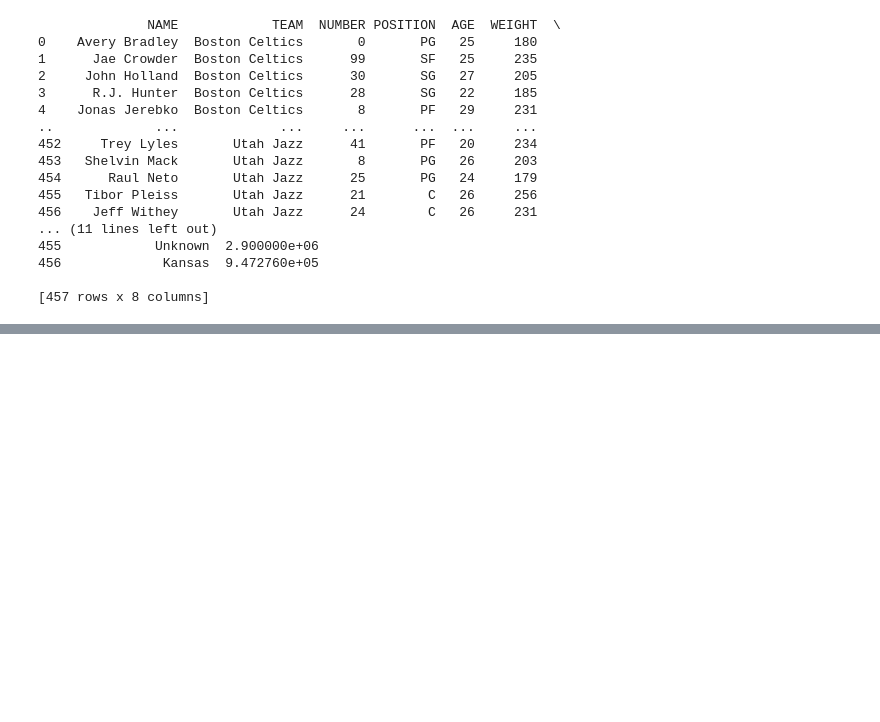
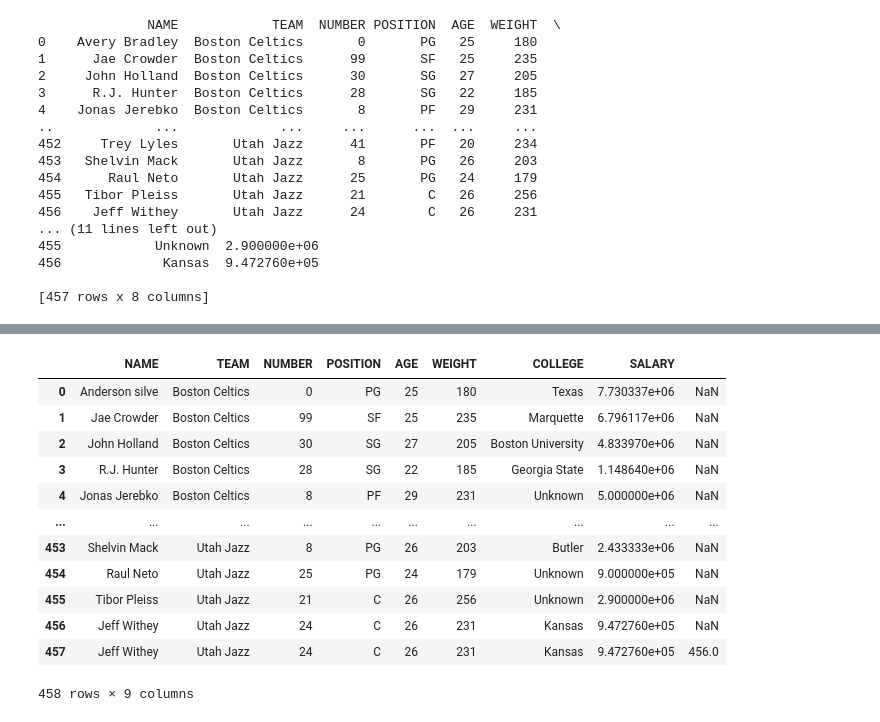
Before and after one commit to shantanu-Rohile/Test-Cases, a Jupyter notebook: Test Case 1/use_case_1.ipynb, the cells around one changed output, grey strips where cells are left out. Cells and saved outputs as stored; diff of their text form; code cells hidden in the pictures; blank space fills up the shorter version.

```diff
--- a/Test Case 1/use_case_1.ipynb
+++ b/Test Case 1/use_case_1.ipynb
@@ -140,0 +282,16 @@ while True:
+# %%
+new_df
+# %% [output]
+|  | NAME | TEAM | NUMBER | POSITION | AGE | WEIGHT | COLLEGE | SALARY |  |
+| 0 | Anderson silve | Boston Celtics | 0 | PG | 25 | 180 | Texas | 7.730337e+06 | NaN |
+| 1 | Jae Crowder | Boston Celtics | 99 | SF | 25 | 235 | Marquette | 6.796117e+06 | NaN |
+| 2 | John Holland | Boston Celtics | 30 | SG | 27 | 205 | Boston University | 4.833970e+06 | NaN |
+| 3 | R.J. Hunter | Boston Celtics | 28 | SG | 22 | 185 | Georgia State | 1.148640e+06 | NaN |
+| 4 | Jonas Jerebko | Boston Celtics | 8 | PF | 29 | 231 | Unknown | 5.000000e+06 | NaN |
+| ... | ... | ... | ... | ... | ... | ... | ... | ... | ... |
+| 453 | Shelvin Mack | Utah Jazz | 8 | PG | 26 | 203 | Butler | 2.433333e+06 | NaN |
+| 454 | Raul Neto | Utah Jazz | 25 | PG | 24 | 179 | Unknown | 9.000000e+05 | NaN |
+| 455 | Tibor Pleiss | Utah Jazz | 21 | C | 26 | 256 | Unknown | 2.900000e+06 | NaN |
+| 456 | Jeff Withey | Utah Jazz | 24 | C | 26 | 231 | Kansas | 9.472760e+05 | NaN |
+| 457 | Jeff Withey | Utah Jazz | 24 | C | 26 | 231 | Kansas | 9.472760e+05 | 456.0 |
+458 rows × 9 columns
```
Also changed, not shown: parts of 18 cells of this notebook, 1 other file.
